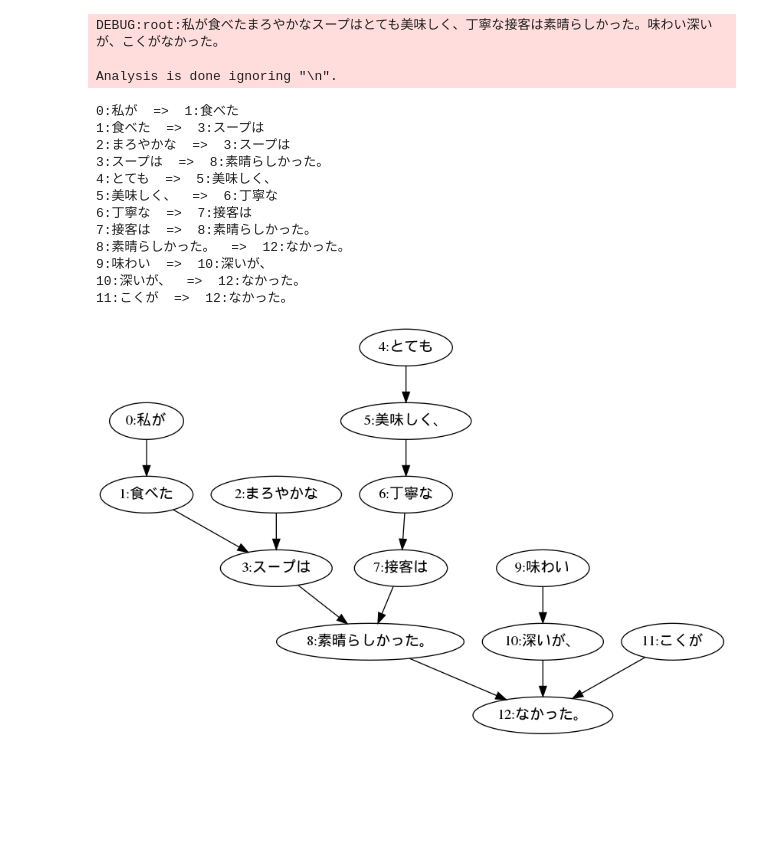
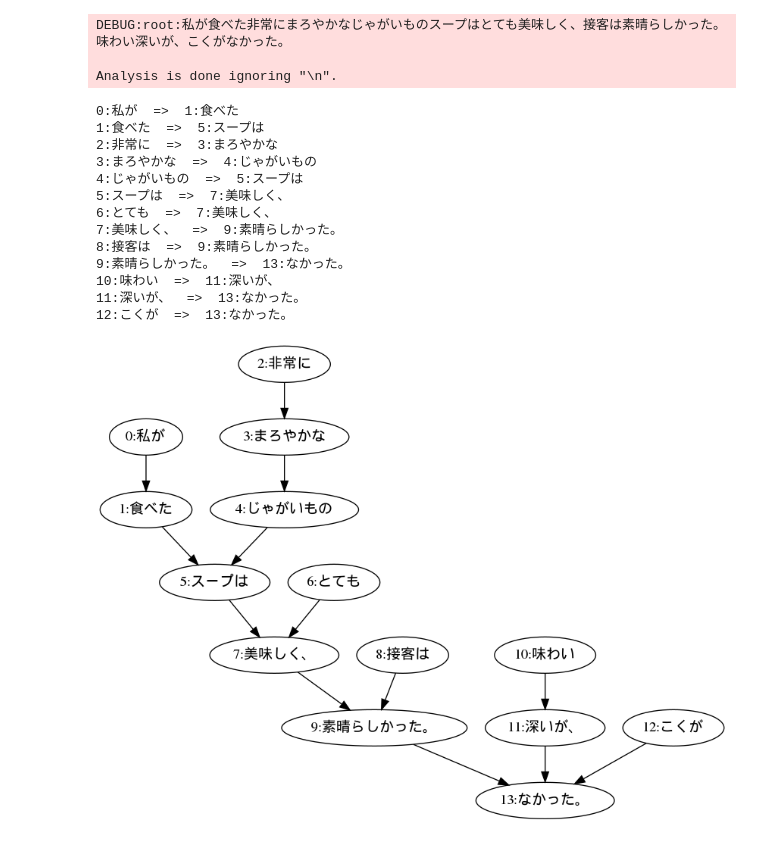
Before and after one commit to BDA2019TeamA/NLPLibrary, a Jupyter notebook: knpws.ipynb, the cells around one changed output. Drawn from its saved outputs; the diff is of its cells as text; code cells hidden in the pictures; blank space fills up the shorter version.

```diff
--- a/knpws.ipynb
+++ b/knpws.ipynb
@@ -6,29 +6,32 @@ import pandas as pd
 # %%
 knp = KNP(option = '-tab -anaphora', jumanpp=True)
 #text = """肉汁がドバっと溢れるタイプのとんかつではなく、ホロり優しく噛み切れる柔らかいサッパリとんかつ。平たく大きいので、叩いて薄くした感じなのかな？と思いきや、食べ応えのある適度な厚さが保たれている。味としては、豚の味と香りがしっかりと包み込まれている王道とんかつ
 #"""
-text = """私が食べたまろやかなスープはとても美味しく、丁寧な接客は素晴らしかった。味わい深いが、こくがなかった。
+text = """私が食べた非常にまろやかなじゃがいものスープはとても美味しく、接客は素晴らしかった。味わい深いが、こくがなかった。
 """
+#text = """オーストラリアの広大な大地で、抗生物質等を全く使用していない飼料により育てられた、黒毛和牛血統の黒牛を使用したローストビーフ。赤身の旨みが引き立っています。豪州黒牛は、女性に特に必要とされる亜鉛、鉄、ビタミンＢを豊富に含んでおり、ヘルシーフードとして注目されております。
+#"""
 
 comment_list = pyknp_make_commentlist(text, knp, lines_split=False)
 pyknp_dependency_visualize(comment_list, withstr=True)
 # %% [output]
-DEBUG:root:私が食べたまろやかなスープはとても美味しく、丁寧な接客は素晴らしかった。味わい深いが、こくがなかった。
+DEBUG:root:私が食べた非常にまろやかなじゃがいものスープはとても美味しく、接客は素晴らしかった。味わい深いが、こくがなかった。
 
 Analysis is done ignoring "\n".
 0:私が  =>  1:食べた
-1:食べた  =>  3:スープは
-2:まろやかな  =>  3:スープは
-3:スープは  =>  8:素晴らしかった。
-4:とても  =>  5:美味しく、
-5:美味しく、  =>  6:丁寧な
-6:丁寧な  =>  7:接客は
-7:接客は  =>  8:素晴らしかった。
-8:素晴らしかった。  =>  12:なかった。
-9:味わい  =>  10:深いが、
-10:深いが、  =>  12:なかった。
-11:こくが  =>  12:なかった。
+1:食べた  =>  5:スープは
+2:非常に  =>  3:まろやかな
+3:まろやかな  =>  4:じゃがいもの
+4:じゃがいもの  =>  5:スープは
+5:スープは  =>  7:美味しく、
+6:とても  =>  7:美味しく、
+7:美味しく、  =>  9:素晴らしかった。
+8:接客は  =>  9:素晴らしかった。
+9:素晴らしかった。  =>  13:なかった。
+10:味わい  =>  11:深いが、
+11:深いが、  =>  13:なかった。
+12:こくが  =>  13:なかった。
-[figure, old version]
+[figure, new version]
 # %%
 pyknp_morph2df(comment_list, output=True)
 # %% [output]
```
Also changed, not shown: parts of 6 cells of this notebook, 1 other file.
